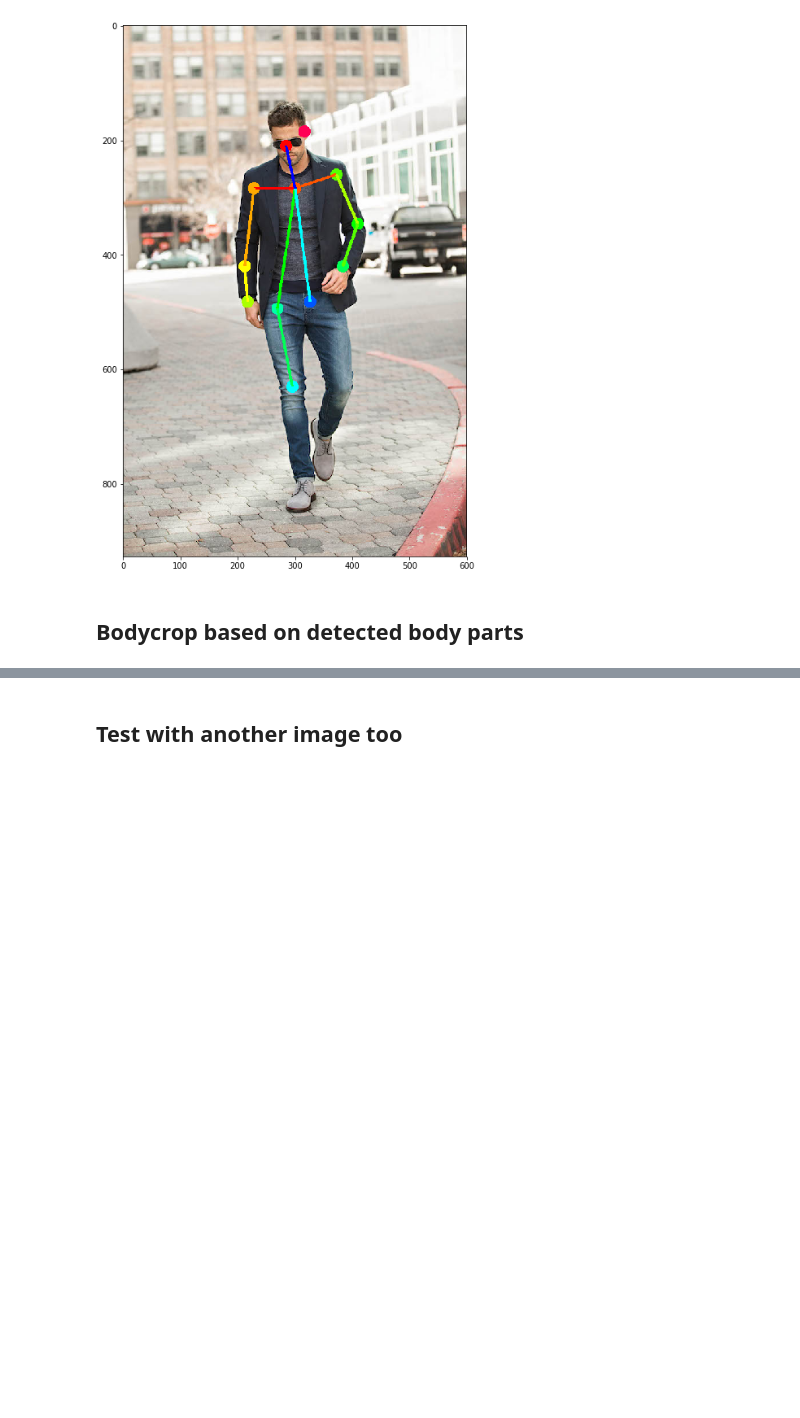
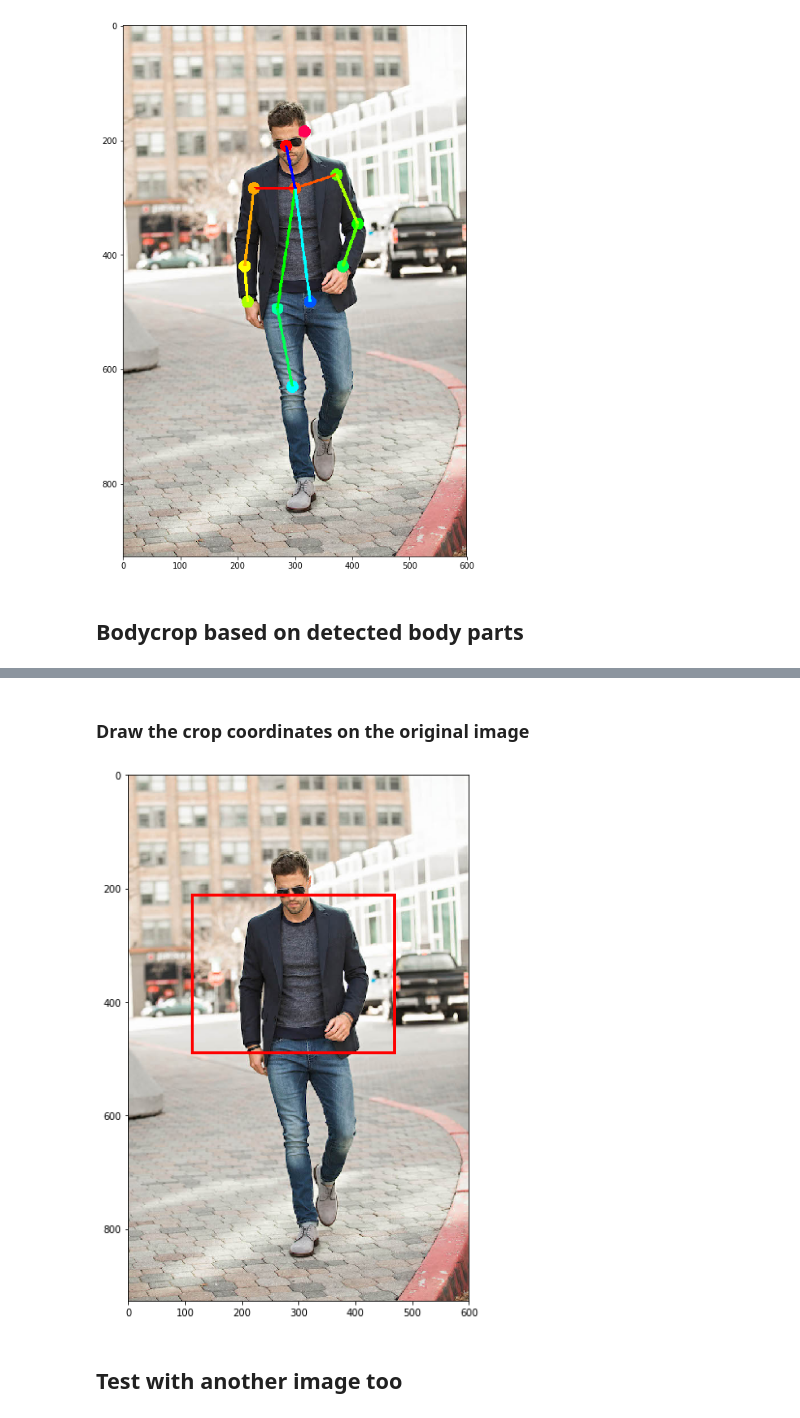
Before and after one commit to akh64bit/qconsf, a Jupyter notebook: bodycrop/crop.ipynb, the cells around one changed output, grey strips where cells are left out. Cells and saved outputs as stored; diff of their text form; code cells hidden in the pictures; blank space fills up the shorter version.

```diff
--- a/bodycrop/crop.ipynb
+++ b/bodycrop/crop.ipynb
@@ -58,3 +53,25 @@ image cropped in:      0.0287
+# %% [markdown]
+### Draw the crop coordinates on the original image
+# %%
+img = Image.open('fashion-men-11.jpg')
+
+# Create figure and axes
+fig,ax = plt.subplots(1,figsize=(14,10))
+ax.imshow(img)
+
+# Create a Rectangle patch
+rect = patches.Rectangle(
+    (coordinates.get('x'),coordinates.get('y')),
+    coordinates.get('width'),coordinates.get('height'),
+    linewidth = 3,
+    edgecolor = 'r',
+    facecolor = 'none')
+
+# Add the patch to the Axes
+ax.add_patch(rect)
+plt.show()
+# %% [output]
+[figure, added]
 # %% [markdown]
 ## Test with another image too
 # %%
```
Also changed, not shown: parts of 22 cells of this notebook, 4 other files.
